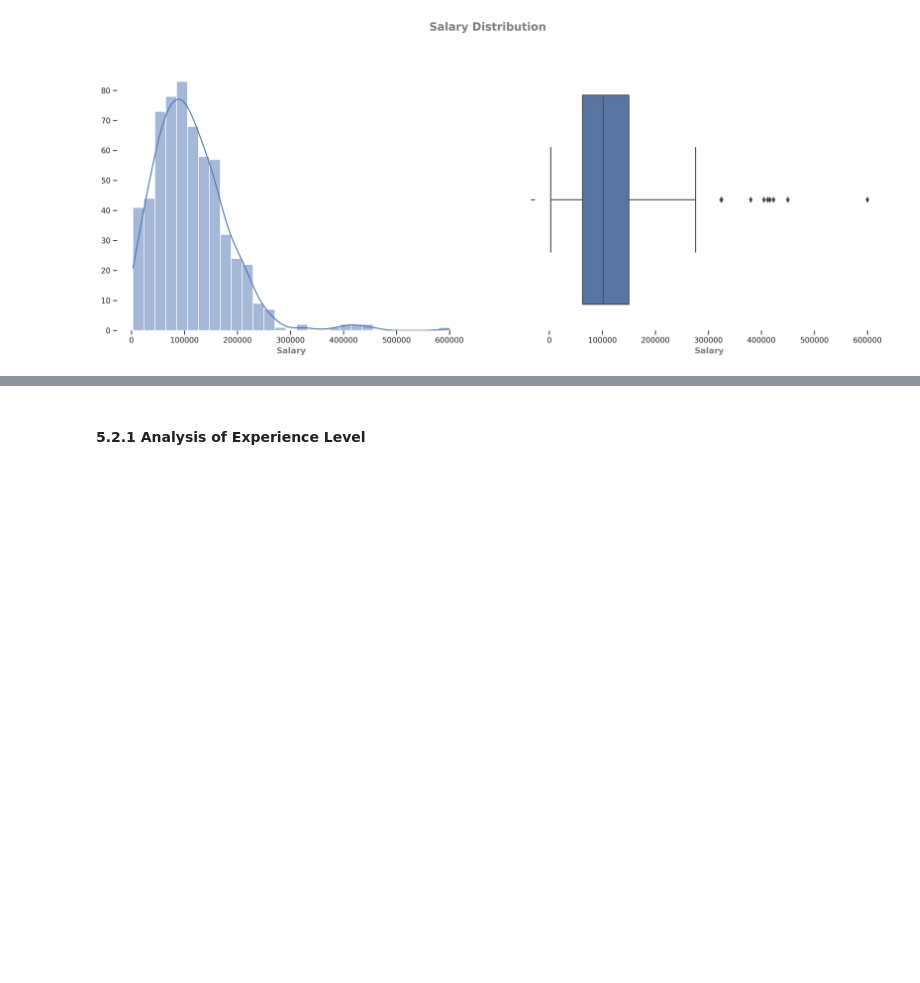
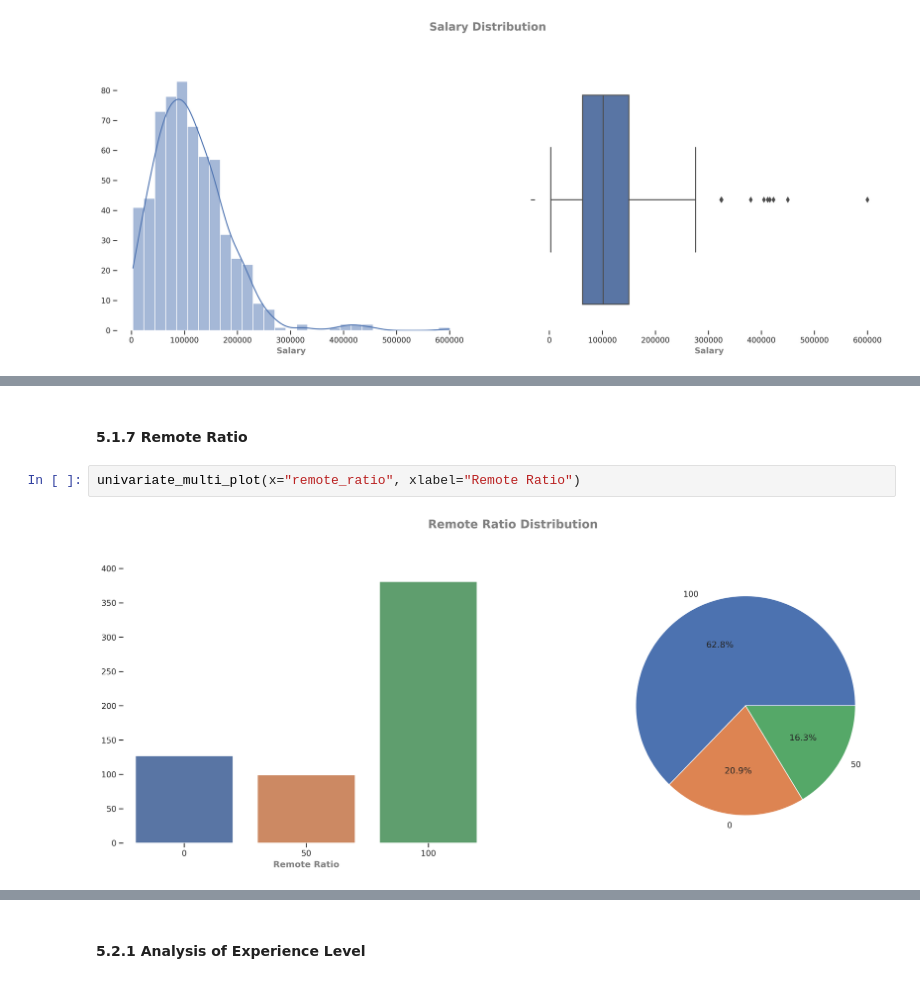
Before and after one commit to sahinozan/Data-Science-Job-Salaries, a Jupyter notebook: project.ipynb, the cells around one changed output, grey strips where cells are left out. Cells and saved outputs as stored; diff of their text form; blank space fills up the shorter version.

```diff
--- a/project.ipynb
+++ b/project.ipynb
@@ -218,0 +245,6 @@ univariate_numerical_plot(x="salary", xlabel="Salary")
+# %% [markdown]
+#### 5.1.7 Remote Ratio
+# %%
+univariate_multi_plot(x="remote_ratio", xlabel="Remote Ratio")
+# %% [output]
+[figure, added]
```
Also changed, not shown: parts of 17 cells of this notebook.
